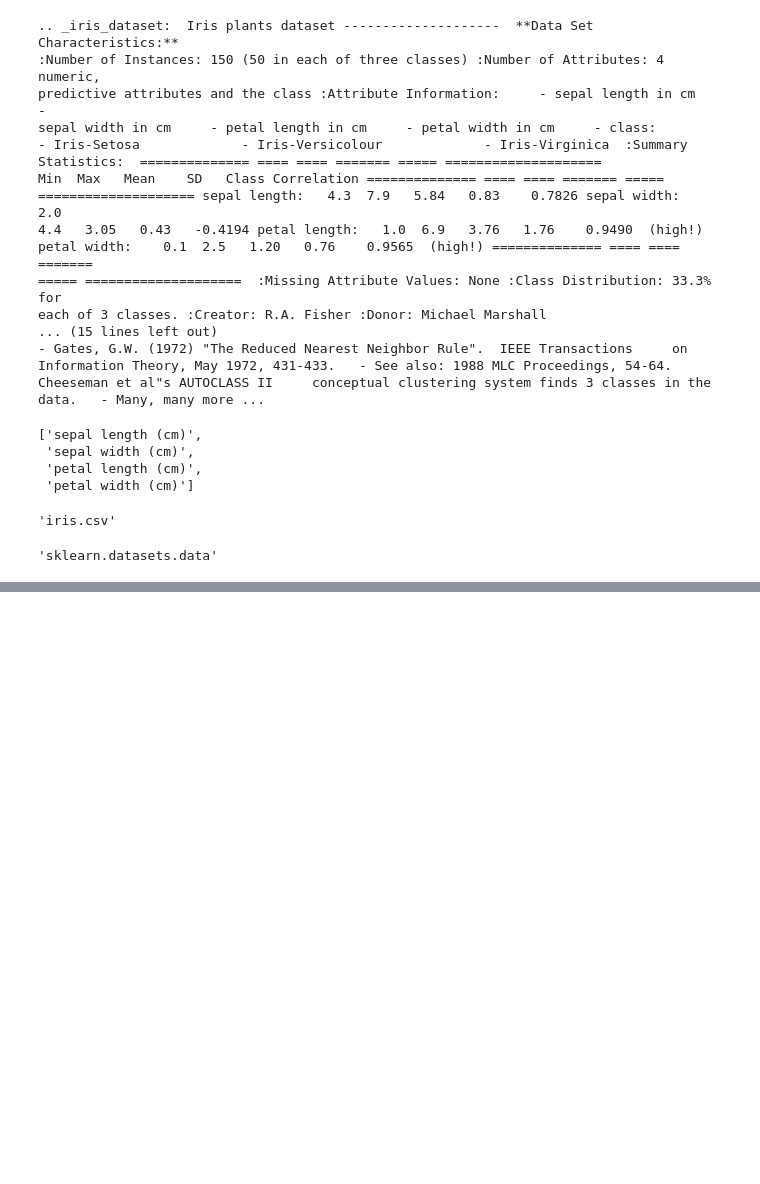
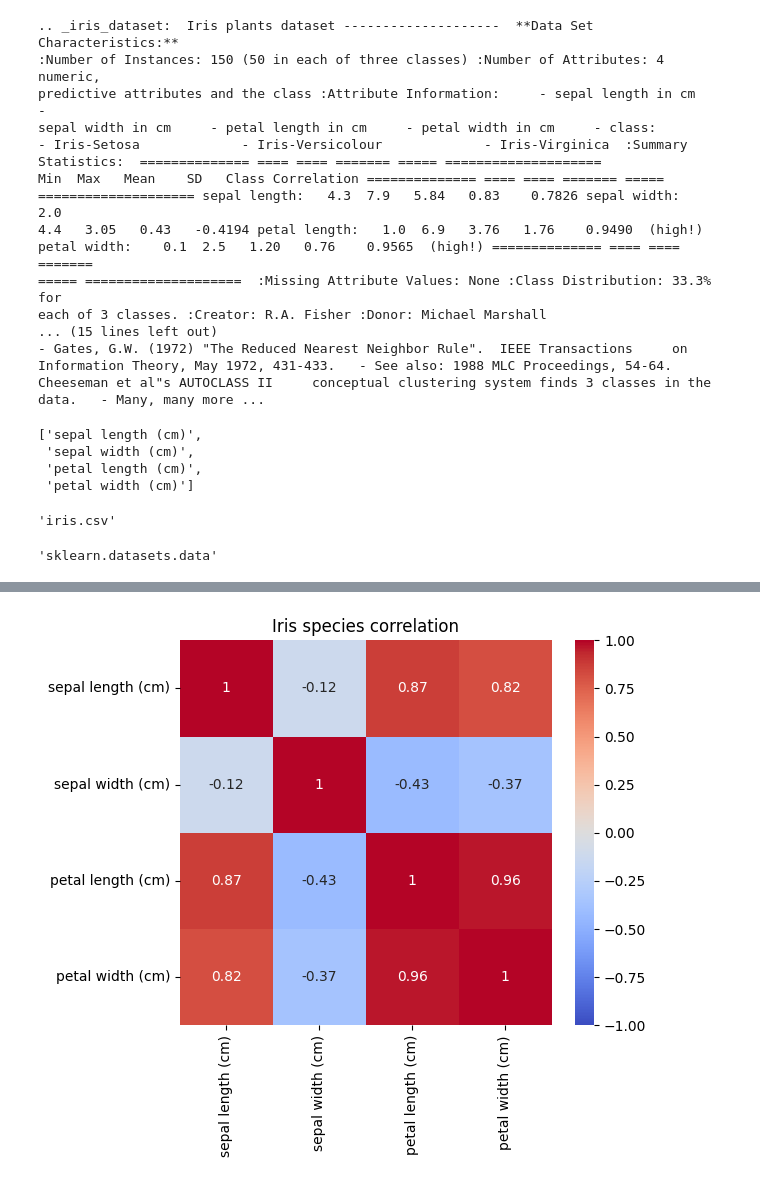
Before and after one commit to SusannaR11/AI_Engineering_OPA24_Susanna_Rokka, a Jupyter notebook: exercises/2_classification/0_iris_flower.ipynb, the cells around one changed output, grey strips where cells are left out. Saved outputs shown, nothing was run; the diff lists cells and outputs as text; code cells hidden in the pictures; blank space fills up the shorter version.

Commit message:
Plotted iris to see corr

```diff
--- a/exercises/2_classification/0_iris_flower.ipynb
+++ b/exercises/2_classification/0_iris_flower.ipynb
@@ -90,0 +135,13 @@ iris.data_module
+# %%
+import matplotlib.pyplot as plt
+import numpy as np
+
+feature_columns = ['sepal length (cm)', 'sepal width (cm)', 'petal length (cm)', 'petal width (cm)']
+corr = df[feature_columns].corr(numeric_only=True)
+
+plt.figure(figsize=(6, 5))
+sns.heatmap(corr, annot=True, vmin= -1, vmax= 1, center=0, cmap="coolwarm")
+plt.title("Iris species correlation")
+plt.show()
+# %% [output]
+[figure, added]
```
Also changed, not shown: parts of 6 cells of this notebook.
